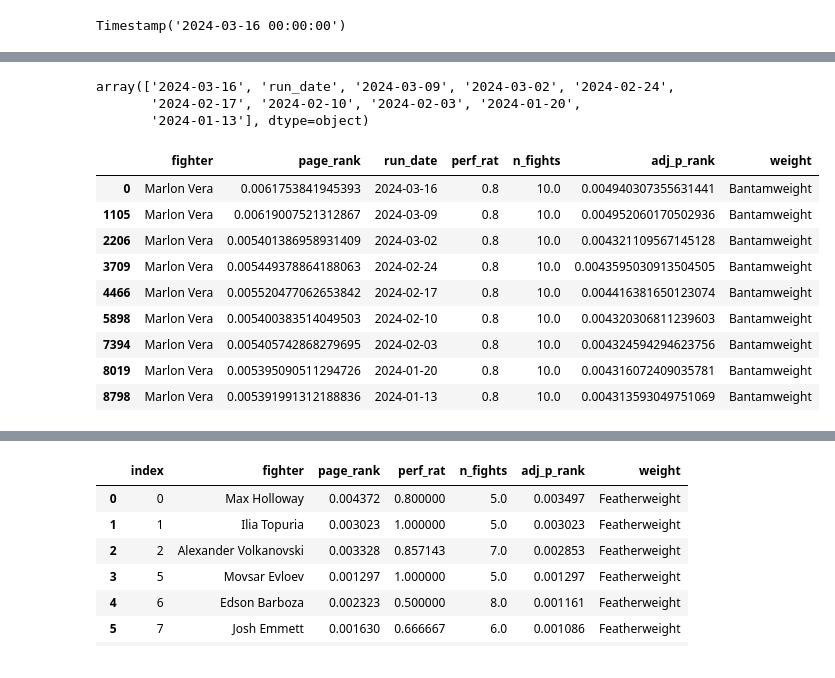
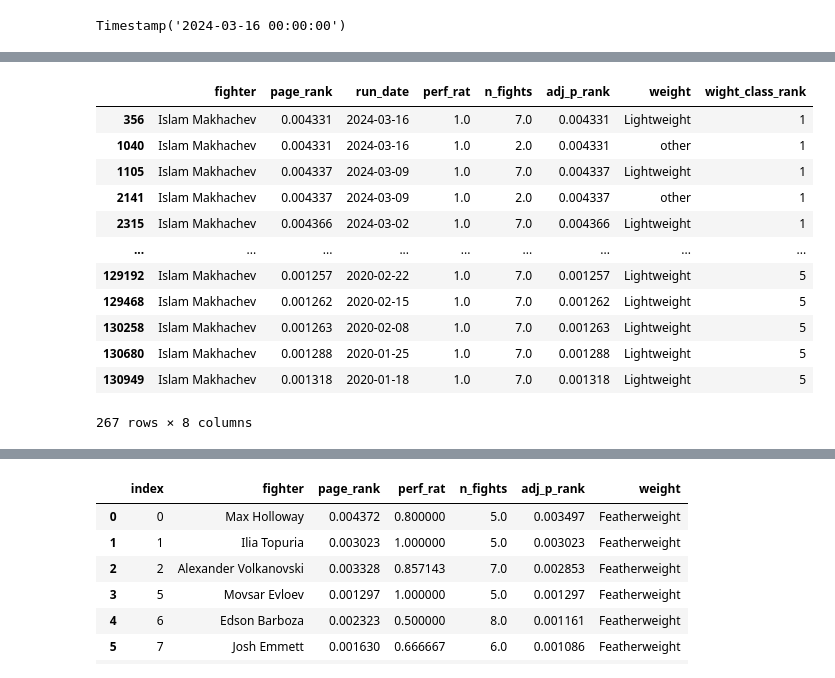
Before and after one commit to zarreh/mma_ranking, a Jupyter notebook: UFC_ranking/UFC_ranking.ipynb, the cells around one changed output, grey strips where cells are left out. Cells and saved outputs as stored; diff of their text form; code cells hidden in the pictures.

```diff
--- a/UFC_ranking/UFC_ranking.ipynb
+++ b/UFC_ranking/UFC_ranking.ipynb
@@ -377,0 +385,14 @@ for dt in df["Date"].unique():
+# %%
+df_long = pd.read_csv(f"rank_long_{formatted_date_time}.csv")
+df_long = df_long[df_long.wight_class_rank != "wight_class_rank"]
+numeric_columns = [
+    "page_rank",
+    "perf_rat",
+    "n_fights",
+    "adj_p_rank",
+    "wight_class_rank",
+]
+df_long[numeric_columns] = df_long[numeric_columns].apply(pd.to_numeric)
+df_long["run_date"] = pd.to_datetime(df_long["run_date"])  # .dt.date
+
+df_long["run_date"].unique()
@@ -387,20 +429,16 @@ df_long.head()
-# %%
-df_long = pd.read_csv("rank_long.csv")
-df_long["run_date"].unique()
-# %% [output]
-array(['2024-03-16', 'run_date', '2024-03-09', '2024-03-02', '2024-02-24',
-       '2024-02-17', '2024-02-10', '2024-02-03', '2024-01-20',
-       '2024-01-13'], dtype=object)
 # %%
-df_long[df_long["fighter"] == "Marlon Vera"]
+df_long[df_long["fighter"].str.contains("Islam")]
 # %% [output]
-|  | fighter | page_rank | run_date | perf_rat | n_fights | adj_p_rank | weight |
-| 0 | Marlon Vera | 0.0061753841945393 | 2024-03-16 | 0.8 | 10.0 | 0.004940307355631441 | Bantamweight |
-| 1105 | Marlon Vera | 0.00619007521312867 | 2024-03-09 | 0.8 | 10.0 | 0.004952060170502936 | Bantamweight |
-| 2206 | Marlon Vera | 0.005401386958931409 | 2024-03-02 | 0.8 | 10.0 | 0.004321109567145128 | Bantamweight |
-| 3709 | Marlon Vera | 0.005449378864188063 | 2024-02-24 | 0.8 | 10.0 | 0.0043595030913504505 | Bantamweight |
-| 4466 | Marlon Vera | 0.005520477062653842 | 2024-02-17 | 0.8 | 10.0 | 0.004416381650123074 | Bantamweight |
-| 5898 | Marlon Vera | 0.005400383514049503 | 2024-02-10 | 0.8 | 10.0 | 0.004320306811239603 | Bantamweight |
-| 7394 | Marlon Vera | 0.005405742868279695 | 2024-02-03 | 0.8 | 10.0 | 0.004324594294623756 | Bantamweight |
-| 8019 | Marlon Vera | 0.005395090511294726 | 2024-01-20 | 0.8 | 10.0 | 0.004316072409035781 | Bantamweight |
-| 8798 | Marlon Vera | 0.005391991312188836 | 2024-01-13 | 0.8 | 10.0 | 0.004313593049751069 | Bantamweight |
+|  | fighter | page_rank | run_date | perf_rat | n_fights | adj_p_rank | weight | wight_class_rank |
+| 356 | Islam Makhachev | 0.004331 | 2024-03-16 | 1.0 | 7.0 | 0.004331 | Lightweight | 1 |
+| 1040 | Islam Makhachev | 0.004331 | 2024-03-16 | 1.0 | 2.0 | 0.004331 | other | 1 |
+| 1105 | Islam Makhachev | 0.004337 | 2024-03-09 | 1.0 | 7.0 | 0.004337 | Lightweight | 1 |
+| 2141 | Islam Makhachev | 0.004337 | 2024-03-09 | 1.0 | 2.0 | 0.004337 | other | 1 |
+| 2315 | Islam Makhachev | 0.004366 | 2024-03-02 | 1.0 | 7.0 | 0.004366 | Lightweight | 1 |
+| ... | ... | ... | ... | ... | ... | ... | ... | ... |
+| 129192 | Islam Makhachev | 0.001257 | 2020-02-22 | 1.0 | 7.0 | 0.001257 | Lightweight | 5 |
+| 129468 | Islam Makhachev | 0.001262 | 2020-02-15 | 1.0 | 7.0 | 0.001262 | Lightweight | 5 |
+| 130258 | Islam Makhachev | 0.001263 | 2020-02-08 | 1.0 | 7.0 | 0.001263 | Lightweight | 5 |
+| 130680 | Islam Makhachev | 0.001288 | 2020-01-25 | 1.0 | 7.0 | 0.001288 | Lightweight | 5 |
+| 130949 | Islam Makhachev | 0.001318 | 2020-01-18 | 1.0 | 7.0 | 0.001318 | Lightweight | 5 |
+267 rows × 8 columns
```
Also changed, not shown: parts of 12 cells of this notebook, 3 other files.
